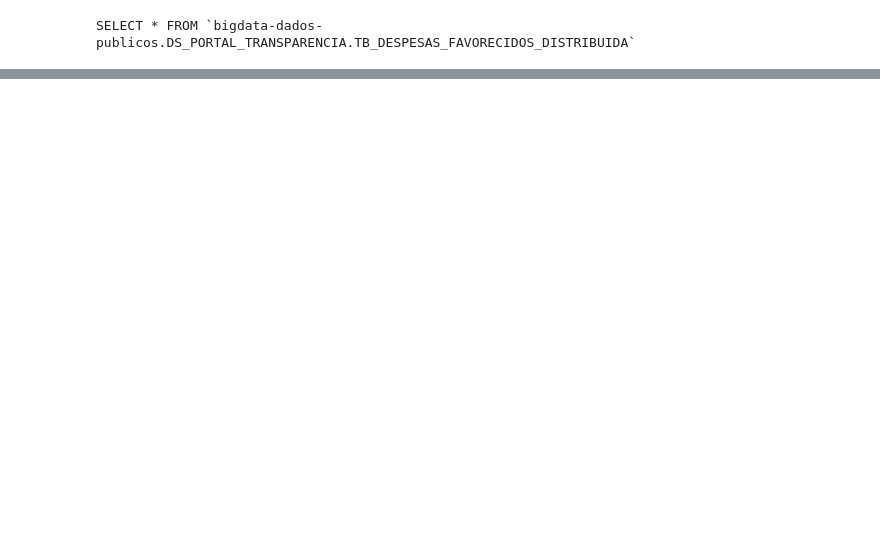
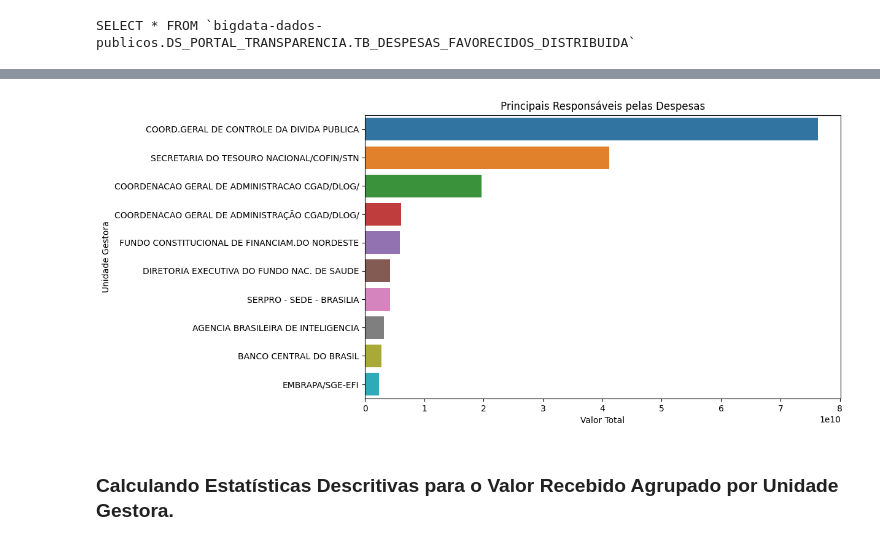
Before and after one commit to RicardoMourao-py/BigData-Dados-Publicos, a Jupyter notebook: projeto_bigdata.ipynb, the cells around one changed output, grey strips where cells are left out. Cells and saved outputs as stored; diff of their text form; code cells hidden in the pictures; blank space fills up the shorter version.

```diff
--- a/projeto_bigdata.ipynb
+++ b/projeto_bigdata.ipynb
@@ -110,0 +338,16 @@ only showing top 10 rows
+# %%
+# Identificando os principais responsáveis pelas despesas
+top_responsaveis = dados.groupBy("CODIGO_UNIDADE_GESTORA", "NOME_UNIDADE_GESTORA").agg(
+    sum("VALOR_RECEBIDO").alias("VALOR_TOTAL")
+)
+
+# Ordenando os responsáveis pelo valor total em ordem decrescente
+window_spec = Window.orderBy(desc("VALOR_TOTAL"))
+top_responsaveis = top_responsaveis.withColumn("rank", rank().over(window_spec))
+
+# Selecionando os principais responsáveis (os top 10)
+top_10_responsaveis = top_responsaveis.filter("rank <= 10").drop("rank")
+
+# Exibindo os principais responsáveis
+print("Principais Responsáveis pelas Despesas:")
+top_10_responsaveis.show(truncate=False)
@@ -110,0 +370,15 @@ only showing top 10 rows
+# %%
+# Converte para Pandas
+df_pandas = top_10_responsaveis.toPandas()
+
+# Plotando o gráfico de barras com Seaborn
+plt.figure(figsize=(10, 6))
+sns.barplot(x="VALOR_TOTAL", y="NOME_UNIDADE_GESTORA", data=df_pandas)
+plt.title("Principais Responsáveis pelas Despesas")
+plt.xlabel("Valor Total")
+plt.ylabel("Unidade Gestora")
+plt.show()
+# %% [output]
+[figure, added]
+# %% [markdown]
+### Calculando Estatísticas Descritivas para o Valor Recebido Agrupado por Unidade Gestora.
```
Also changed, not shown: parts of 36 cells of this notebook.
